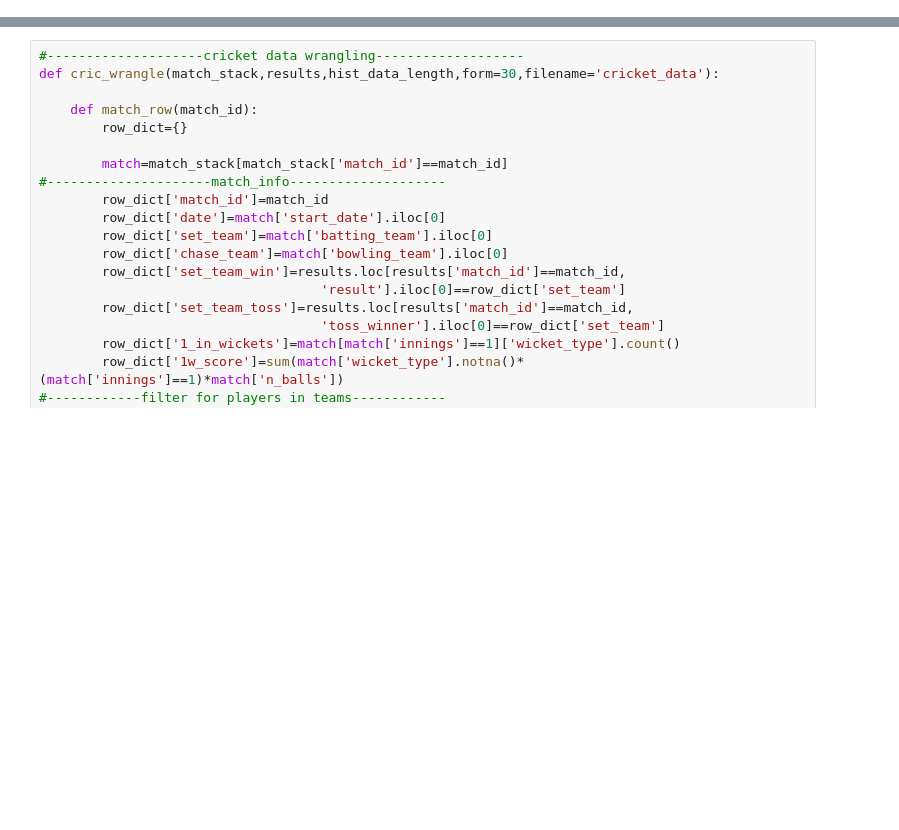
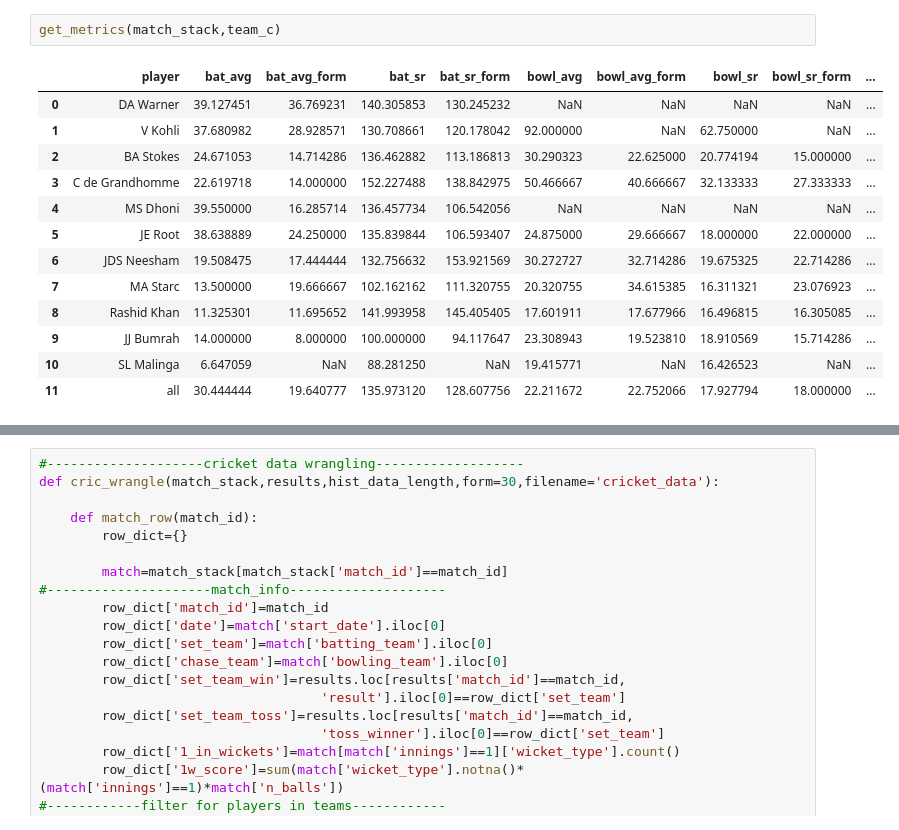
Before and after one commit to caiodrear/cricket, a Jupyter notebook: code/classification_models/fe model/data_wrangle.ipynb, the cells around one changed output, grey strips where cells are left out. Saved outputs shown, nothing was run; the diff lists cells and outputs as text; blank space fills up the shorter version.

```diff
--- a/code/classification_models/fe model/data_wrangle.ipynb
+++ b/code/classification_models/fe model/data_wrangle.ipynb
@@ -260,0 +78,16 @@ data_dict, cric_matrices = cric_wrangle(match_stack, results)
+# %%
+get_metrics(match_stack,team_c)
+# %% [output]
+|  | player | bat_avg | bat_avg_form | bat_sr | bat_sr_form | bowl_avg | bowl_avg_form | bowl_sr | bowl_sr_form | ... |
+| 0 | DA Warner | 39.127451 | 36.769231 | 140.305853 | 130.245232 | NaN | NaN | NaN | NaN | ... |
+| 1 | V Kohli | 37.680982 | 28.928571 | 130.708661 | 120.178042 | 92.000000 | NaN | 62.750000 | NaN | ... |
+| 2 | BA Stokes | 24.671053 | 14.714286 | 136.462882 | 113.186813 | 30.290323 | 22.625000 | 20.774194 | 15.000000 | ... |
+| 3 | C de Grandhomme | 22.619718 | 14.000000 | 152.227488 | 138.842975 | 50.466667 | 40.666667 | 32.133333 | 27.333333 | ... |
+| 4 | MS Dhoni | 39.550000 | 16.285714 | 136.457734 | 106.542056 | NaN | NaN | NaN | NaN | ... |
+| 5 | JE Root | 38.638889 | 24.250000 | 135.839844 | 106.593407 | 24.875000 | 29.666667 | 18.000000 | 22.000000 | ... |
+| 6 | JDS Neesham | 19.508475 | 17.444444 | 132.756632 | 153.921569 | 30.272727 | 32.714286 | 19.675325 | 22.714286 | ... |
+| 7 | MA Starc | 13.500000 | 19.666667 | 102.162162 | 111.320755 | 20.320755 | 34.615385 | 16.311321 | 23.076923 | ... |
+| 8 | Rashid Khan | 11.325301 | 11.695652 | 141.993958 | 145.405405 | 17.601911 | 17.677966 | 16.496815 | 16.305085 | ... |
+| 9 | JJ Bumrah | 14.000000 | 8.000000 | 100.000000 | 94.117647 | 23.308943 | 19.523810 | 18.910569 | 15.714286 | ... |
+| 10 | SL Malinga | 6.647059 | NaN | 88.281250 | NaN | 19.415771 | NaN | 16.426523 | NaN | ... |
+| 11 | all | 30.444444 | 19.640777 | 135.973120 | 128.607756 | 22.211672 | 22.752066 | 17.927794 | 18.000000 | ... |
```
Also changed, not shown: parts of 35 cells of this notebook, 4 other files.
